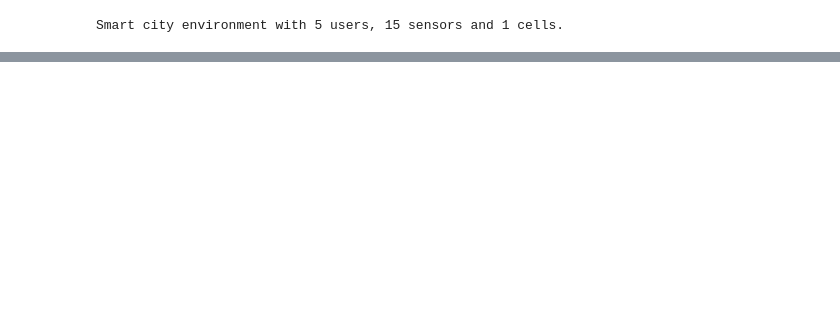
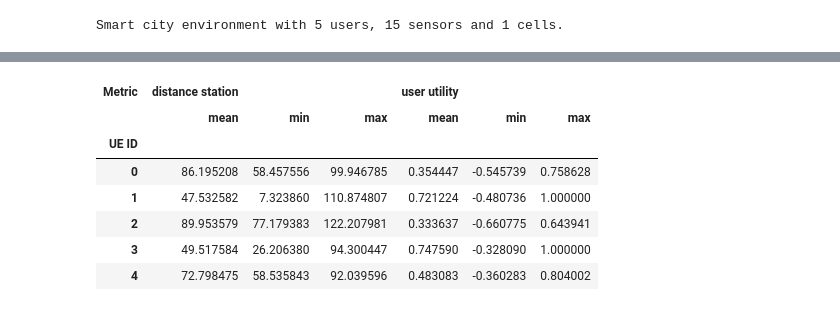
Before and after one commit to elifohri/MetaLore-simulator, a Jupyter notebook: examples/smart_city.ipynb, the cells around one changed output, grey strips where cells are left out. Saved outputs shown, nothing was run; the diff lists cells and outputs as text; code cells hidden in the pictures; blank space fills up the shorter version.

```diff
--- a/examples/smart_city.ipynb
+++ b/examples/smart_city.ipynb
@@ -152,0 +207,7 @@ env.plot_resource_allocations()
+# %%
+
+# load all tracked results as pandas data frames
+scalar_results, ue_results, bs_results, ss_results = env.monitor.load_results()
+
+# show general specific results
+scalar_results.head()
@@ -152,0 +273,14 @@ env.plot_resource_allocations()
+# %%
+data = ue_results.reset_index()
+data = data.groupby('UE ID').agg(['mean', 'min', 'max'])
+data = data.drop('Time Step', axis='columns')
+data.head()
+# %% [output]
+| Metric | distance station |  |  | user utility |  |  |
+|  | mean | min | max | mean | min | max |
+| UE ID |  |  |  |  |  |  |
+| 0 | 86.195208 | 58.457556 | 99.946785 | 0.354447 | -0.545739 | 0.758628 |
+| 1 | 47.532582 | 7.323860 | 110.874807 | 0.721224 | -0.480736 | 1.000000 |
+| 2 | 89.953579 | 77.179383 | 122.207981 | 0.333637 | -0.660775 | 0.643941 |
+| 3 | 49.517584 | 26.206380 | 94.300447 | 0.747590 | -0.328090 | 1.000000 |
+| 4 | 72.798475 | 58.535843 | 92.039596 | 0.483083 | -0.360283 | 0.804002 |
```
Also changed, not shown: parts of 24 cells of this notebook, 6 other files.
